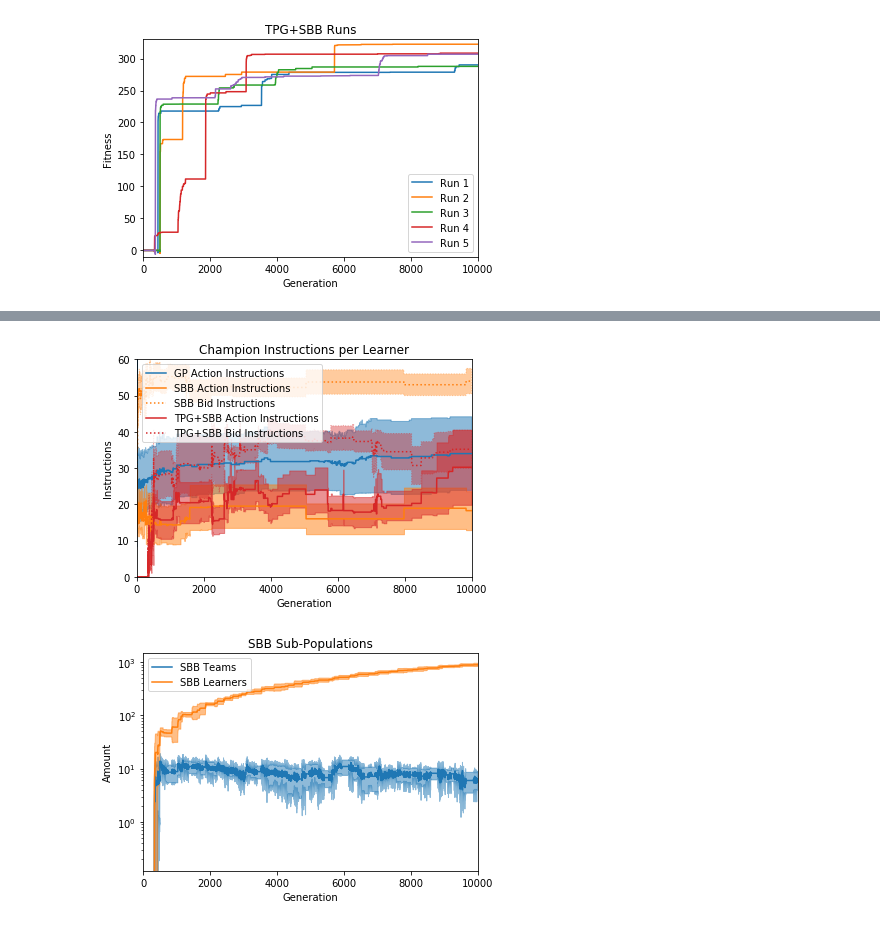
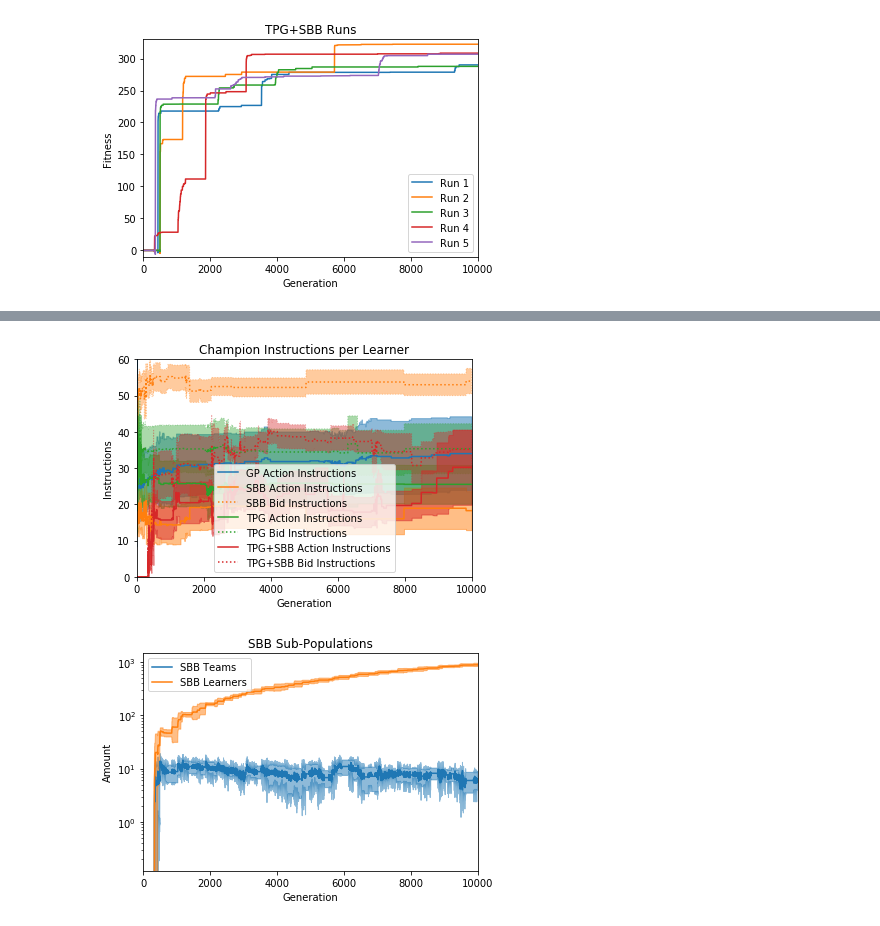
Before and after one commit to Ryan-Amaral/gp-bipedal-walker-analysis, a Jupyter notebook: basic_analysis.ipynb, the cells around one changed output, grey strips where cells are left out. Saved outputs shown, nothing was run; the diff lists cells and outputs as text; code cells hidden in the pictures.

```diff
--- a/basic_analysis.ipynb
+++ b/basic_analysis.ipynb
@@ -30,6 +30,13 @@ df_sbb_2 = pd.read_csv("run-data/sbb/2/log.csv")
 #df_sbb_5 = pd.read_csv("run-data/sbb/5/log.csv")
 dfs_sbb = [df_sbb_1, df_sbb_2]#, df_sbb_3, df_sbb_4, df_sbb_5]
 
+df_tpg_1 = pd.read_csv("run-data/tpg/1/log.csv")
+df_tpg_2 = pd.read_csv("run-data/tpg/2/log.csv")
+df_tpg_3 = pd.read_csv("run-data/tpg/3/log.csv")
+#df_tpg_4 = pd.read_csv("run-data/tpg/4/log.csv")
+#df_tpg_5 = pd.read_csv("run-data/tpg/5/log.csv")
+dfs_tpg = [df_tpg_1, df_tpg_2, df_tpg_3]#, df_tpg_4, df_tpg_5]
+
 df_tpgsbb_1 = pd.read_csv("run-data/tpgsbb/1/log.csv")
 df_tpgsbb_2 = pd.read_csv("run-data/tpgsbb/2/log.csv")
 df_tpgsbb_3 = pd.read_csv("run-data/tpgsbb/3/log.csv")
@@ -230,6 +294,22 @@ for df in dfs_sbb:
 
 sbb_act_means, sbb_act_stds = get_mean_std(tmp_act_dfs, "act", 10000)
 sbb_bid_means, sbb_bid_stds = get_mean_std(tmp_bid_dfs, "bid", 10000)
+
+
+# TPG stats
+
+tmp_act_dfs = []
+tmp_bid_dfs = []
+for df in dfs_tpg:
+    tmp_act_dfs.append(pd.DataFrame(
+        df["champ_act_instructions"]/df["champ_real_acts"],
+        columns=["act"]).fillna(0))
+    tmp_bid_dfs.append(pd.DataFrame(
+        df["champ_instructions"]/df["champ_learners"],
+        columns=["bid"]).fillna(0))
+
+tpg_act_means, tpg_act_stds = get_mean_std(tmp_act_dfs, "act", 10000)
+tpg_bid_means, tpg_bid_stds = get_mean_std(tmp_bid_dfs, "bid", 10000)
 
 
 # TPG+SBB stats
@@ -254,38 +334,54 @@ plt.fill_between(range(10000),
                 alpha=0.5, color=colors[0])
 
 
+
+
 plt.plot(sbb_act_means, color=colors[1], label="SBB Action Instructions")
 plt.fill_between(range(10000),
                  sbb_act_means-sbb_act_stds/2, sbb_act_means+sbb_act_stds/2,
                 alpha=0.5, color=colors[1])
 
 plt.plot(sbb_bid_means, color=colors[1], linestyle="dotted", label="SBB Bid Instructions")
 plt.fill_between(range(10000),
                  sbb_bid_means-sbb_bid_stds/2, sbb_bid_means+sbb_bid_stds/2,
                 alpha=0.4, color=colors[1], linestyle="dotted")
+
+
+
+plt.plot(tpg_act_means, color=colors[2], label="TPG Action Instructions")
+plt.fill_between(range(10000),
+                 tpg_act_means-tpg_act_stds/2, tpg_act_means+tpg_act_stds/2,
+                alpha=0.5, color=colors[2])
+
+plt.plot(tpg_bid_means, color=colors[2], linestyle="dotted", label="TPG Bid Instructions")
+plt.fill_between(range(10000),
+                 tpg_bid_means-tpg_bid_stds/2, tpg_bid_means+tpg_bid_stds/2,
+                alpha=0.4, color=colors[2], linestyle="dotted")
+
+
 
 
 plt.plot(tpgsbb_act_means, color=colors[3], label="TPG+SBB Action Instructions")
 plt.fill_between(range(10000),
                  tpgsbb_act_means-tpgsbb_act_stds/2, tpgsbb_act_means+tpgsbb_act_stds/2,
                 alpha=0.5, color=colors[3])
 
 plt.plot(tpgsbb_bid_means, color=colors[3], linestyle="dotted", label="TPG+SBB Bid Instructions")
 plt.fill_between(range(10000),
                  tpgsbb_bid_means-tpgsbb_bid_stds/2, tpgsbb_bid_means+tpgsbb_bid_stds/2,
                 alpha=0.4, color=colors[3], linestyle="dotted")
 
 plt.title("Champion Instructions per Learner")
 plt.xlabel("Generation")
 plt.xlim(0,10000)
 plt.ylabel("Instructions")
 plt.ylim(-0, 60)
 plt.legend()
 
 plt.savefig("images/evo-instructions-per-learner.pdf")
 plt.show()
 # %% [output]
-[figure, old version]
+[figure, new version]
 # %%
 # visualize sbb pop size over time in tpgsbb
 
```
Also changed, not shown: parts of 4 cells of this notebook, 25 other files.
